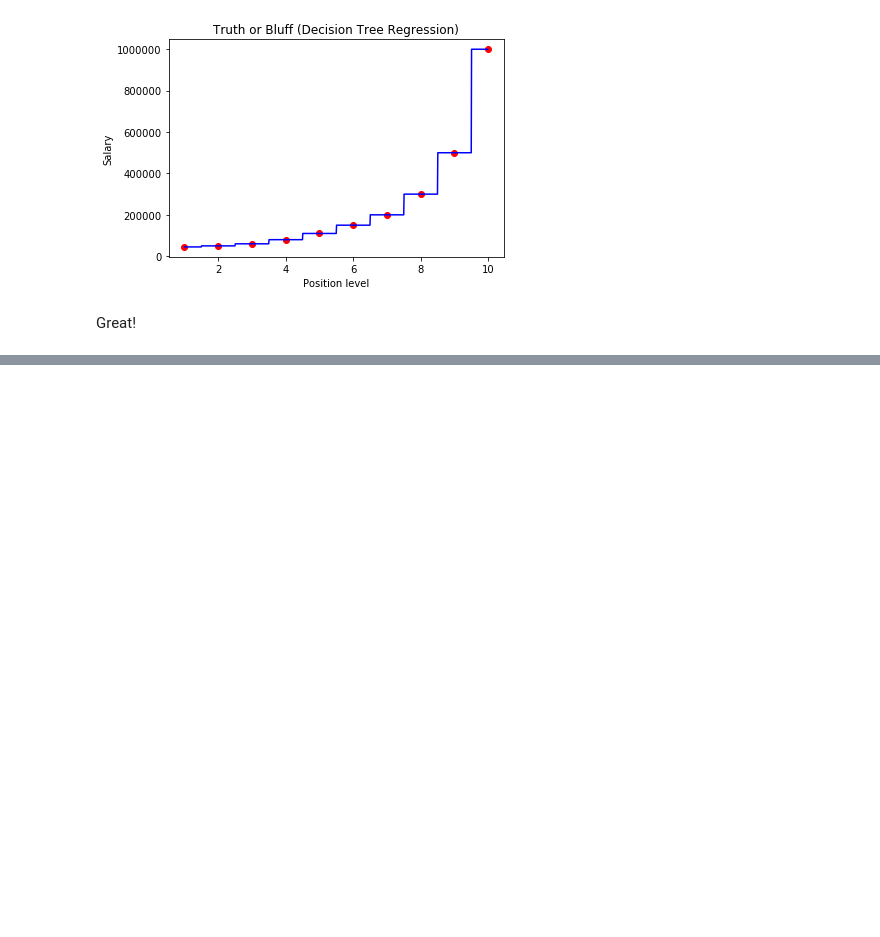
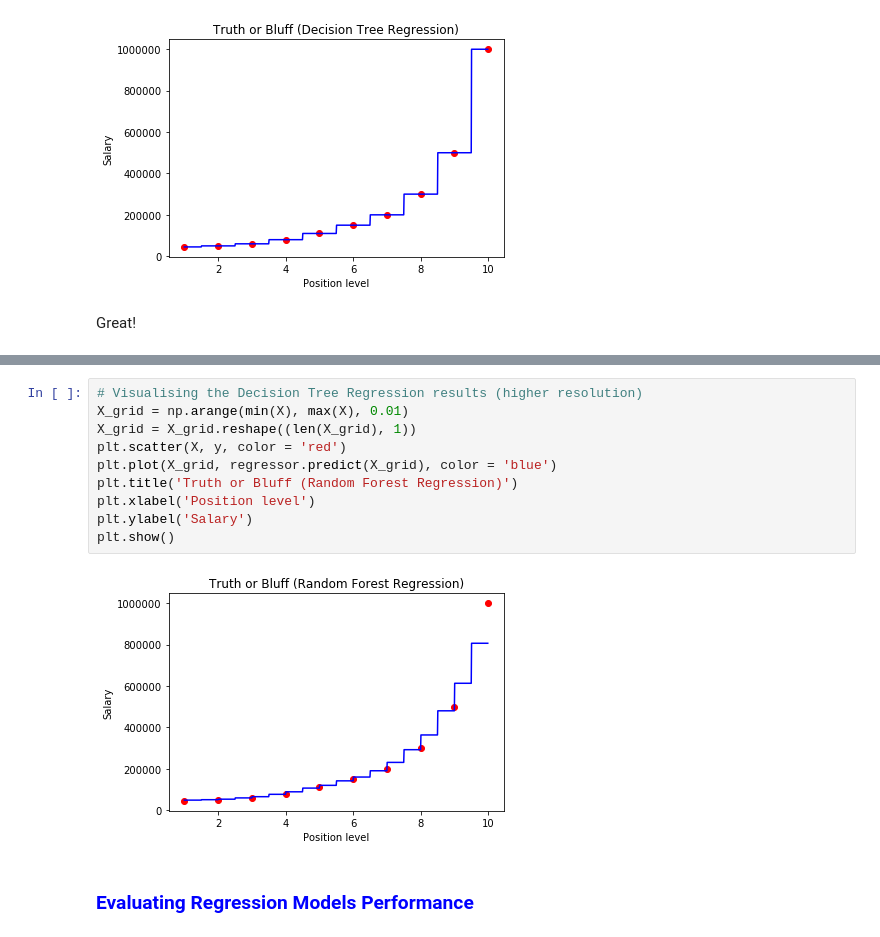
Before and after one commit to johnmaged/Learning, a Jupyter notebook: ML_python/ML_Course 2.ipynb, the cells around one changed output, grey strips where cells are left out. Saved outputs shown, nothing was run; the diff lists cells and outputs as text; blank space fills up the shorter version.

```diff
--- a/ML_python/ML_Course 2.ipynb
+++ b/ML_python/ML_Course 2.ipynb
@@ -902,0 +995,14 @@ Great!
+# %%
+# Visualising the Decision Tree Regression results (higher resolution)
+X_grid = np.arange(min(X), max(X), 0.01)
+X_grid = X_grid.reshape((len(X_grid), 1))
+plt.scatter(X, y, color = 'red')
+plt.plot(X_grid, regressor.predict(X_grid), color = 'blue')
+plt.title('Truth or Bluff (Random Forest Regression)')
+plt.xlabel('Position level')
+plt.ylabel('Salary')
+plt.show()
+# %% [output]
+[figure, added]
+# %% [markdown]
+### <span style="color:blue">Evaluating Regression Models Performance</span>
```
Also changed, not shown: parts of 23 cells of this notebook, 9 other files.
